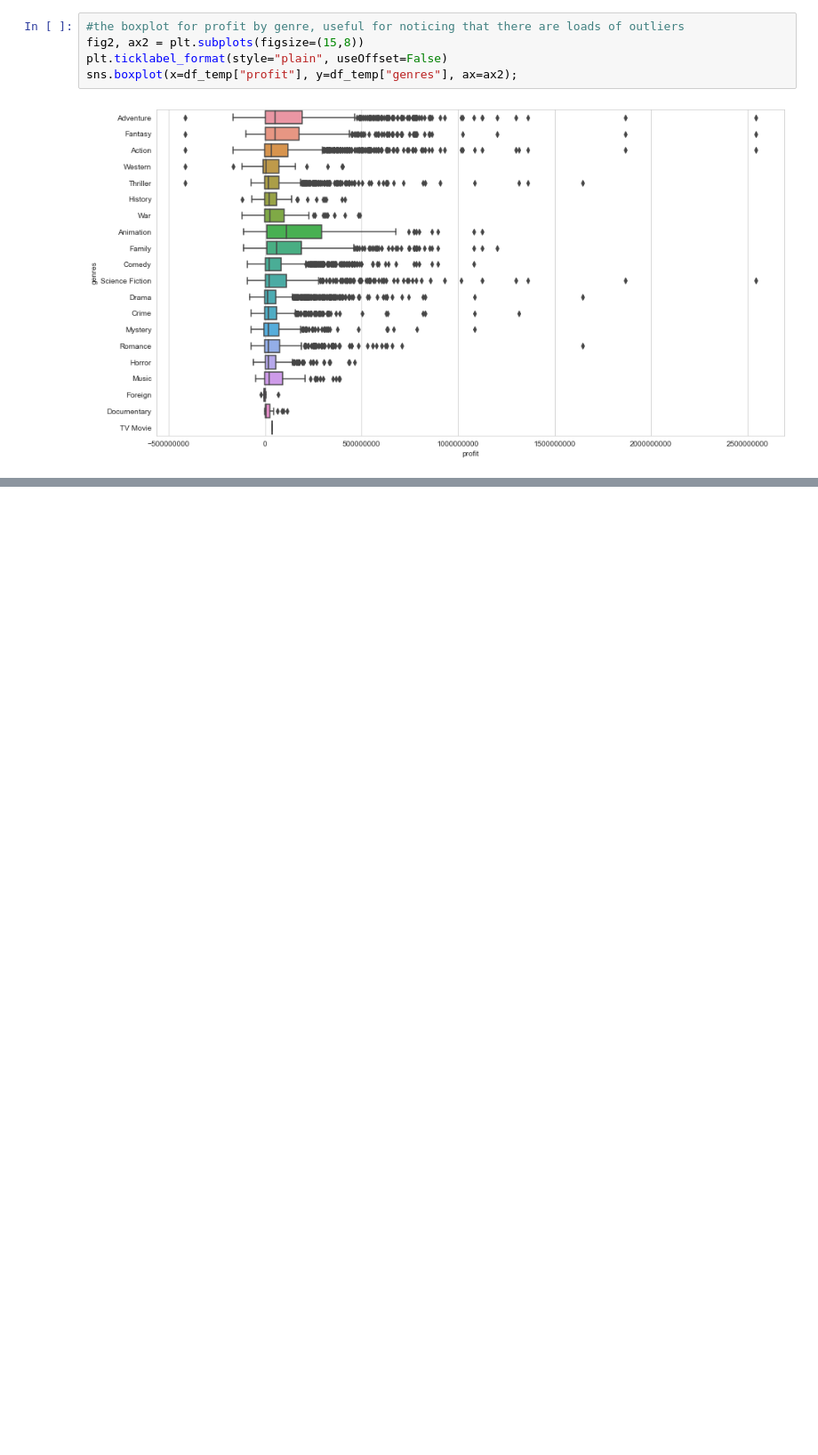
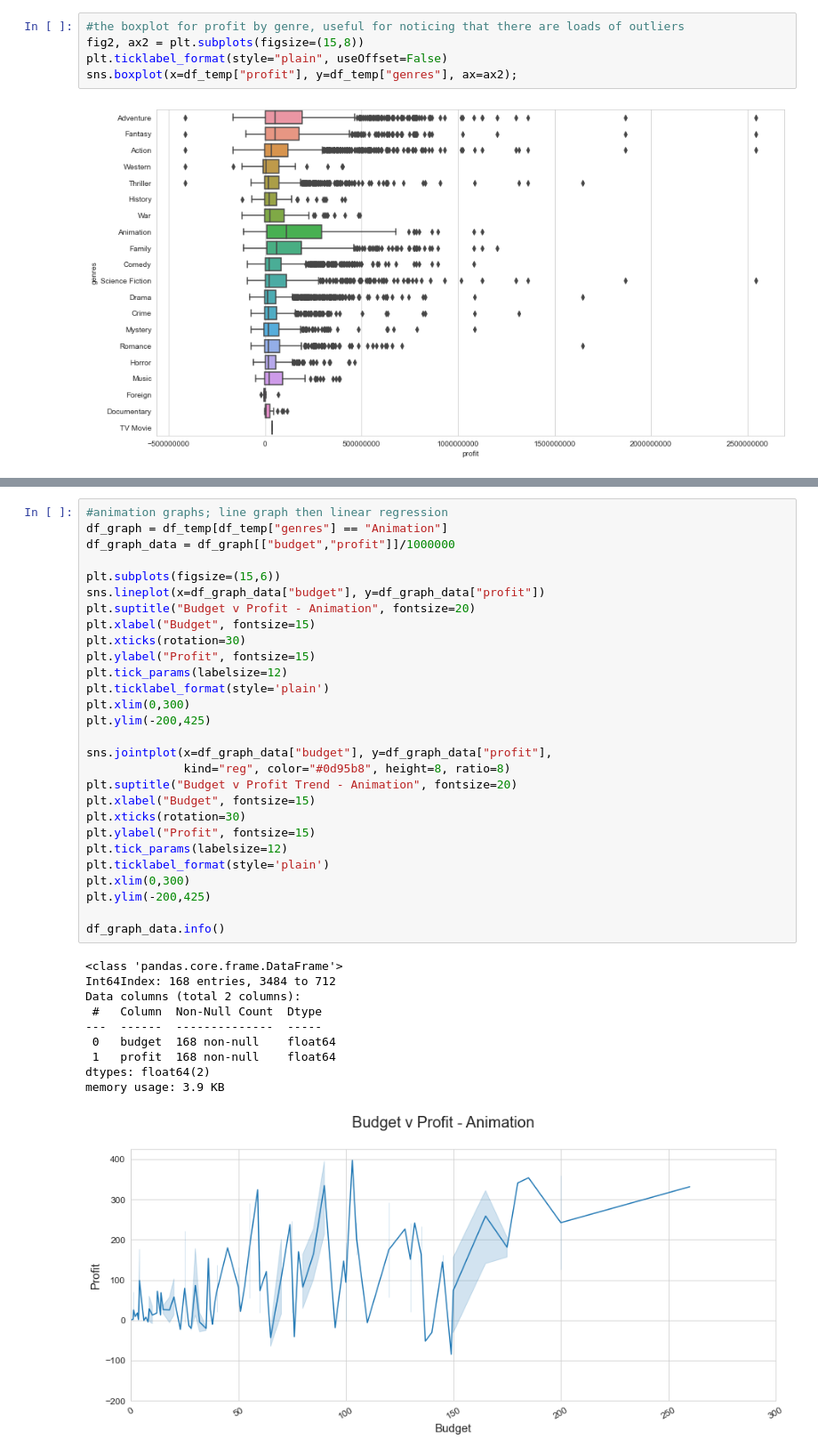
Before and after one commit to krbendol/movie_analysis_Microsoft, a Jupyter notebook: Data_Work.ipynb, the cells around one changed output, grey strips where cells are left out. Shown at 89% size. Cells and saved outputs as stored; diff of their text form; blank space fills up the shorter version.

```diff
--- a/Data_Work.ipynb
+++ b/Data_Work.ipynb
@@ -265,0 +160,39 @@ sns.lineplot(x=df_graph_data["budget"], y=df_graph_data["profit"]);
+# %%
+#animation graphs; line graph then linear regression
+df_graph = df_temp[df_temp["genres"] == "Animation"]
+df_graph_data = df_graph[["budget","profit"]]/1000000
+
+plt.subplots(figsize=(15,6))
+sns.lineplot(x=df_graph_data["budget"], y=df_graph_data["profit"])
+plt.suptitle("Budget v Profit - Animation", fontsize=20)
+plt.xlabel("Budget", fontsize=15)
+plt.xticks(rotation=30)
+plt.ylabel("Profit", fontsize=15)
+plt.tick_params(labelsize=12)
+plt.ticklabel_format(style='plain')
+plt.xlim(0,300)
+plt.ylim(-200,425)
+
+sns.jointplot(x=df_graph_data["budget"], y=df_graph_data["profit"],
+              kind="reg", color="#0d95b8", height=8, ratio=8)
+plt.suptitle("Budget v Profit Trend - Animation", fontsize=20)
+plt.xlabel("Budget", fontsize=15)
+plt.xticks(rotation=30)
+plt.ylabel("Profit", fontsize=15)
+plt.tick_params(labelsize=12)
+plt.ticklabel_format(style='plain')
+plt.xlim(0,300)
+plt.ylim(-200,425)
+
+df_graph_data.info()
+# %% [output]
+<class 'pandas.core.frame.DataFrame'>
+Int64Index: 168 entries, 3484 to 712
+Data columns (total 2 columns):
+ #   Column  Non-Null Count  Dtype
+---  ------  --------------  -----
+ 0   budget  168 non-null    float64
+ 1   profit  168 non-null    float64
+dtypes: float64(2)
+memory usage: 3.9 KB
+[figure, added]
```
Also changed, not shown: parts of 22 cells of this notebook.
